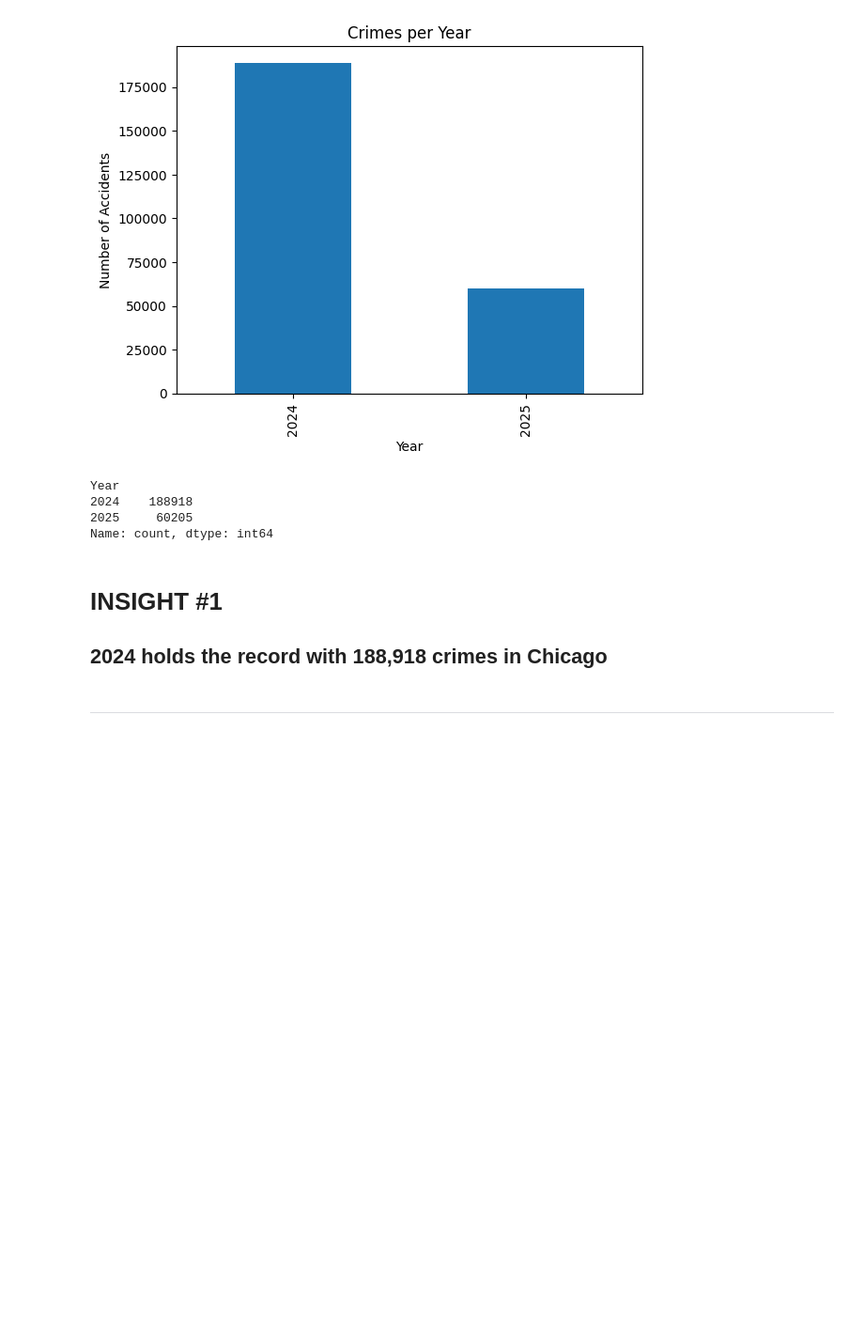
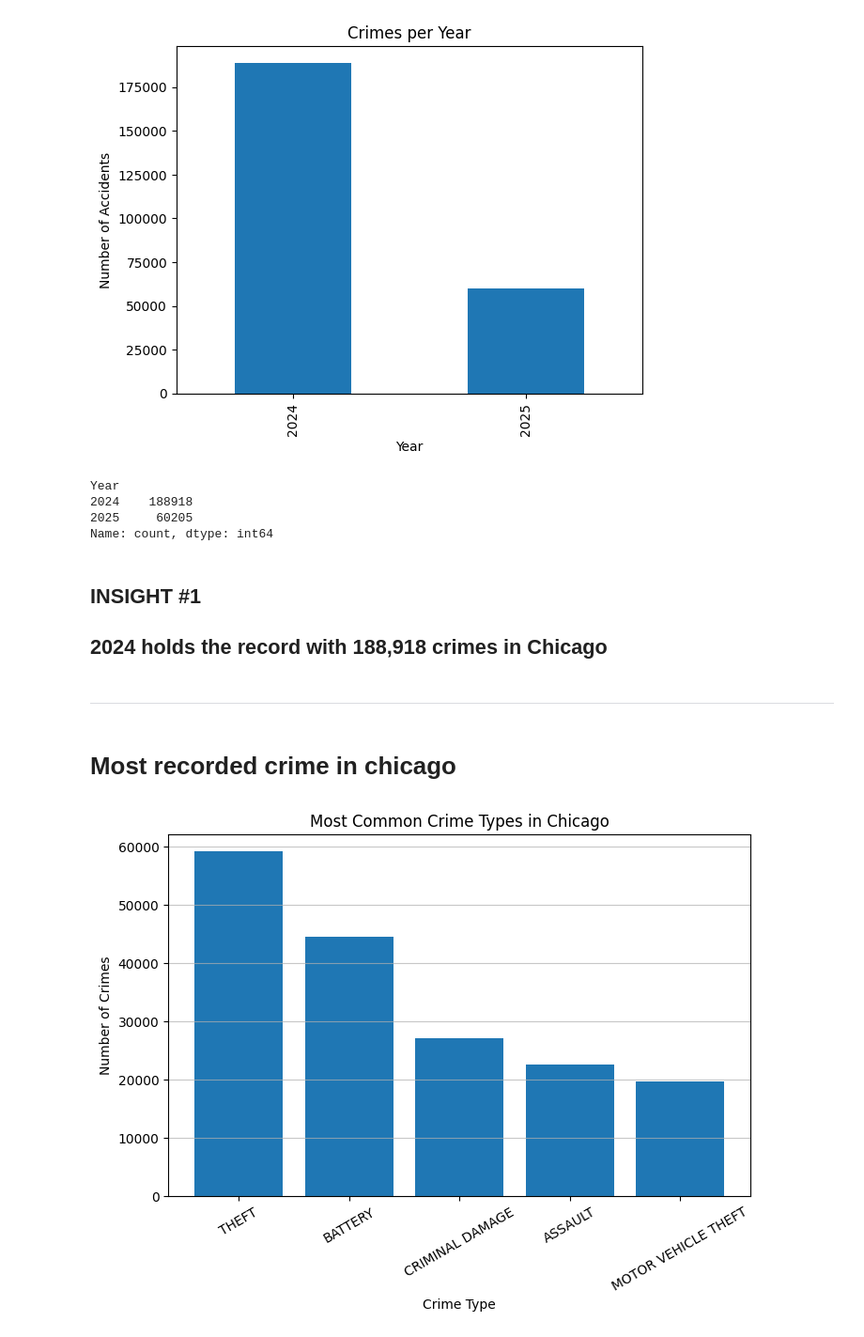
Before and after one commit to Ace317/ELEC303-DATA-ANALYTICS-INCIONG, a Jupyter notebook: Inciong-3A/Chicago.ipynb, the cells around one changed output. Shown at 94% size. Saved outputs shown, nothing was run; the diff lists cells and outputs as text; code cells hidden in the pictures; blank space fills up the shorter version.

```diff
--- a/Inciong-3A/Chicago.ipynb
+++ b/Inciong-3A/Chicago.ipynb
@@ -86,7 +85,25 @@ Year
 2025     60205
 Name: count, dtype: int64
 # %% [markdown]
-<h1>INSIGHT #1</h1>
+<h2>INSIGHT #1</h2>
 <h2>2024 holds the record with 188,918 crimes in Chicago </h2>
 # %% [markdown]
 <hr>
+# %% [markdown]
+<h1>Most recorded crime in chicago</h1>
+# %%
+most_common_crime = crimes['Primary Type'].value_counts().idxmin()
+crime_counts = crimes['Primary Type'].value_counts()
+
+most_common = crime_counts.head(5)
+
+plt.figure(figsize=(8,5))
+plt.bar(most_common.index, most_common.values)
+plt.title("Most Common Crime Types in Chicago")
+plt.xlabel("Crime Type")
+plt.ylabel("Number of Crimes")
+plt.xticks(rotation=30)
+plt.grid(axis='y', alpha=0.7)
+plt.show()
+# %% [output]
+[figure, added]
```
Also changed, not shown: parts of 11 cells of this notebook.
